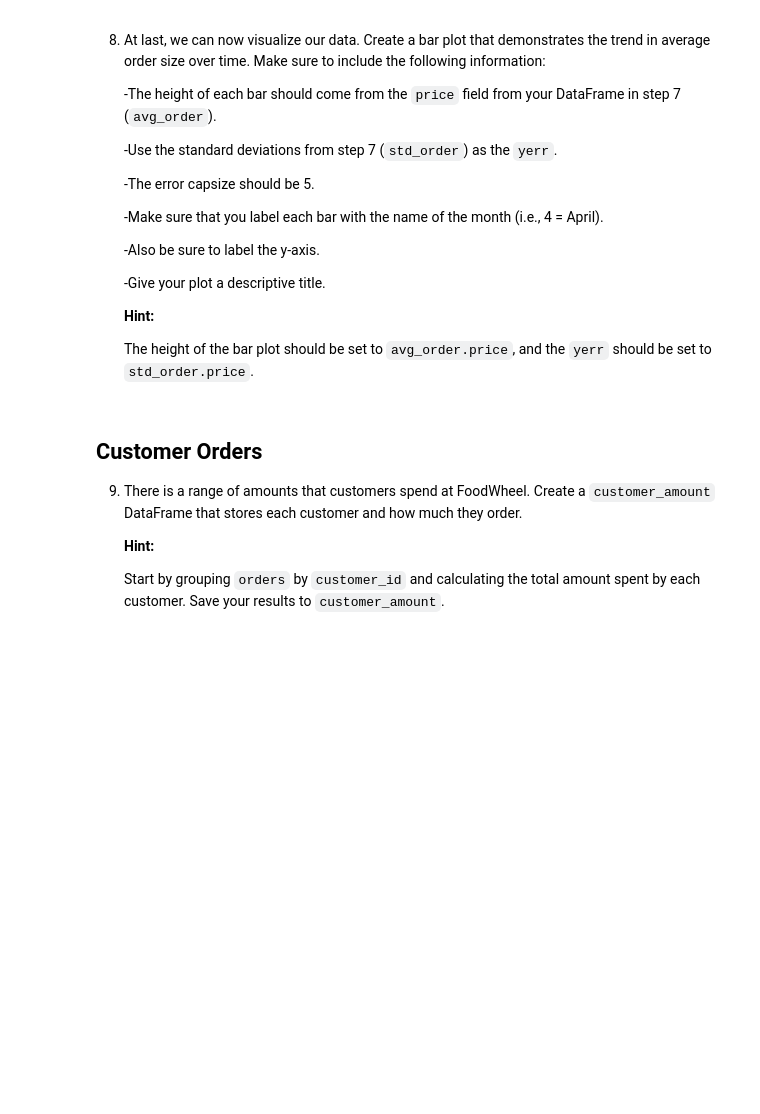
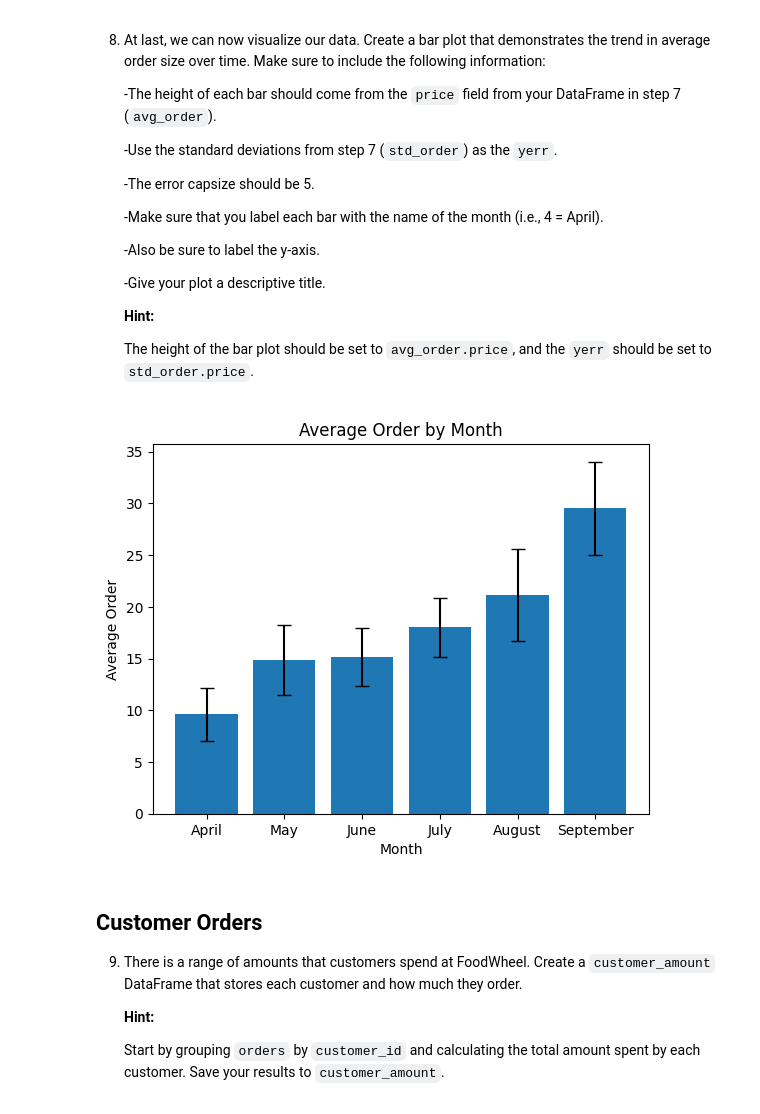
Before and after one commit to kaizshen/codecademy_data_visualizations, a Jupyter notebook: foodwheel/foodwheel_project.ipynb, the cells around one changed output. Saved outputs shown, nothing was run; the diff lists cells and outputs as text; code cells hidden in the pictures; blank space fills up the shorter version.

```diff
--- a/foodwheel/foodwheel_project.ipynb
+++ b/foodwheel/foodwheel_project.ipynb
@@ -97,3 +105,6 @@ Vegetarian   4     4             4
     Start by loading the data from `orders.csv` into the DataFrame called `orders`.
 
     Examine the first few rows of `orders` using `head()`.
+# %%
+orders = pd.read_csv("orders.csv")
+print(orders.head() )
@@ -105,3 +123,6 @@ Vegetarian   4     4             4
     Create a new column in `order` called `month` that contains the month that the order was placed.
 
     The function `split()` will split a string on a character.  For instance, if `mydate` is the string `9-26-2017`, then `mydate.split('-')` would return the list `['9', '26', '2017']`.  `mydate.split('-')[0]` would return `'9'`.
+# %%
+orders['month'] = orders['date'].apply(lambda x: x.split('-')[0])
+print(orders.head())
@@ -113,3 +141,10 @@ Vegetarian   4     4             4
     Group `orders` by `month` and get the average order amount in each `month` using `.mean()`. Save your answer to `avg_order`.
 
     Calculate the standard deviation for each month using `.std()`.  Save this to `std_order`.
+# %%
+avg_order = orders.groupby('month')['price'].mean()
+avg_order = avg_order.reset_index()
+print(avg_order)
+std_order = orders.groupby('month')['price'].std()
+std_order = std_order.reset_index()
+print(std_order)
@@ -131,6 +181,15 @@ Vegetarian   4     4             4
      **Hint:**
 
    The height of the bar plot should be set to `avg_order.price`, and the `yerr` should be set to `std_order.price`.
+# %%
+
+plt.bar(avg_order.month, avg_order.price, yerr=std_order.price, capsize=5, tick_label=avg_order.month.apply(lambda x: calendar.month_name[int(x)]))
+plt.title('Average Order by Month')
+plt.xlabel('Month')
+plt.ylabel('Average Order')
+plt.show()
+# %% [output]
+[figure, added]
 # %% [markdown]
 ## Customer Orders
 
```
Also changed, not shown: parts of 8 cells of this notebook.
